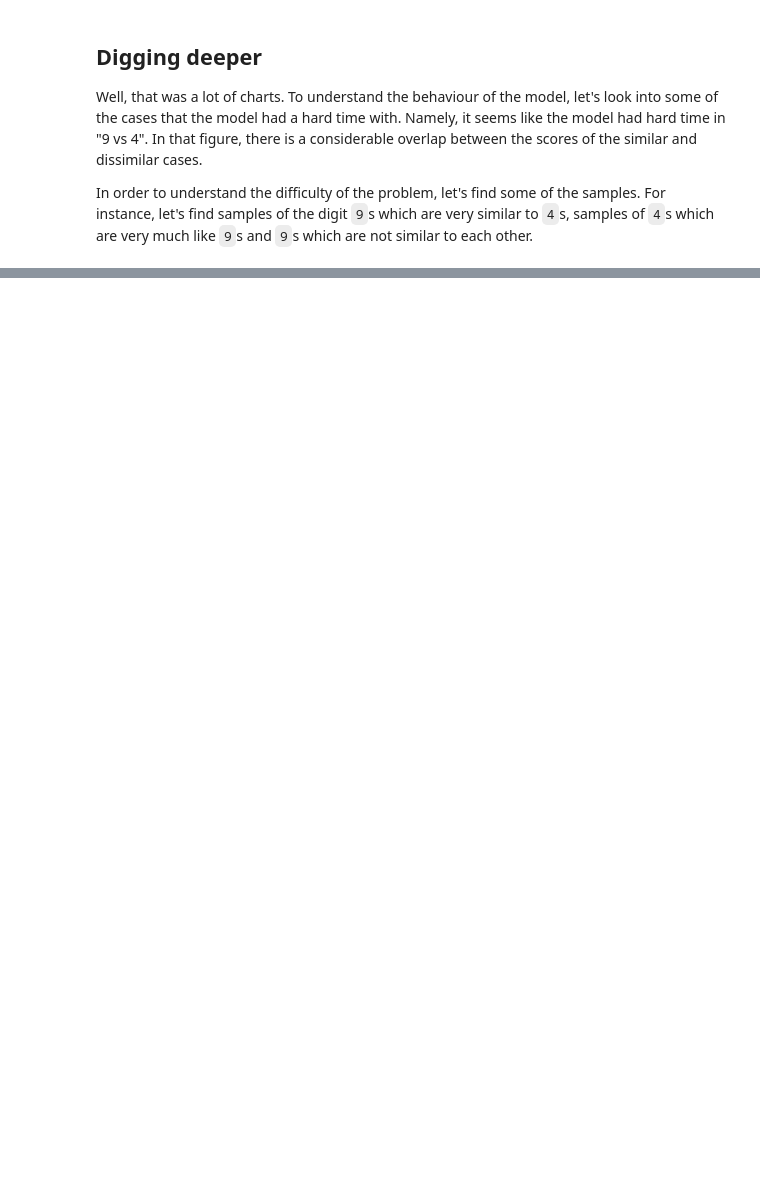
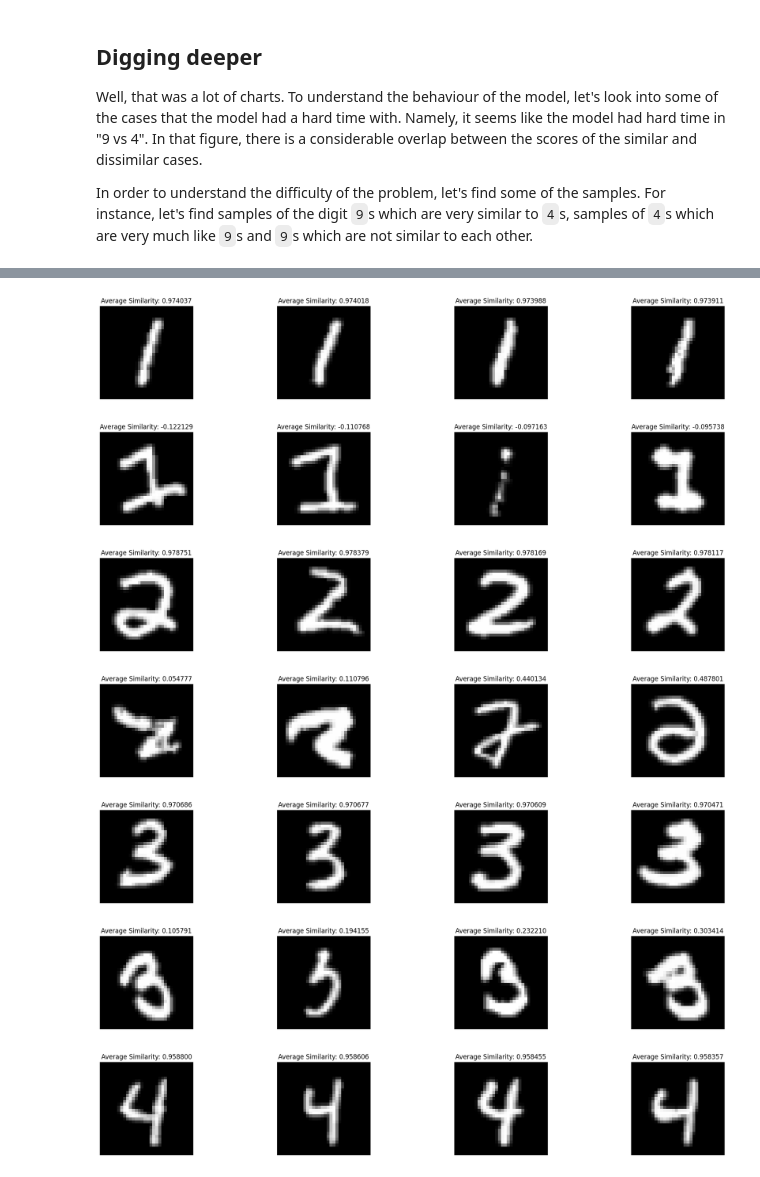
Before and after one commit to ziadloo/Siamese-model-in-Pytorch, a Jupyter notebook: example/MNIST.ipynb, the cells around one changed output, grey strips where cells are left out. Saved outputs shown, nothing was run; the diff lists cells and outputs as text; code cells hidden in the pictures; blank space fills up the shorter version.

Commit message:
Popular items

```diff
--- a/example/MNIST.ipynb
+++ b/example/MNIST.ipynb
@@ -465,0 +529,28 @@ display_dissimilar_items(9, 9, k=6)
+# %%
+display_most_items(1, popular=True, k=4)
+# %% [output]
+[figure, added]
+# %%
+display_most_items(1, popular=False, k=4)
+# %% [output]
+[figure, added]
+# %%
+display_most_items(2, popular=True, k=4)
+# %% [output]
+[figure, added]
+# %%
+display_most_items(2, popular=False, k=4)
+# %% [output]
+[figure, added]
+# %%
+display_most_items(3, popular=True, k=4)
+# %% [output]
+[figure, added]
+# %%
+display_most_items(3, popular=False, k=4)
+# %% [output]
+[figure, added]
+# %%
+display_most_items(4, popular=True, k=4)
+# %% [output]
+[figure, added]
```
Also changed, not shown: parts of 19 cells of this notebook.
